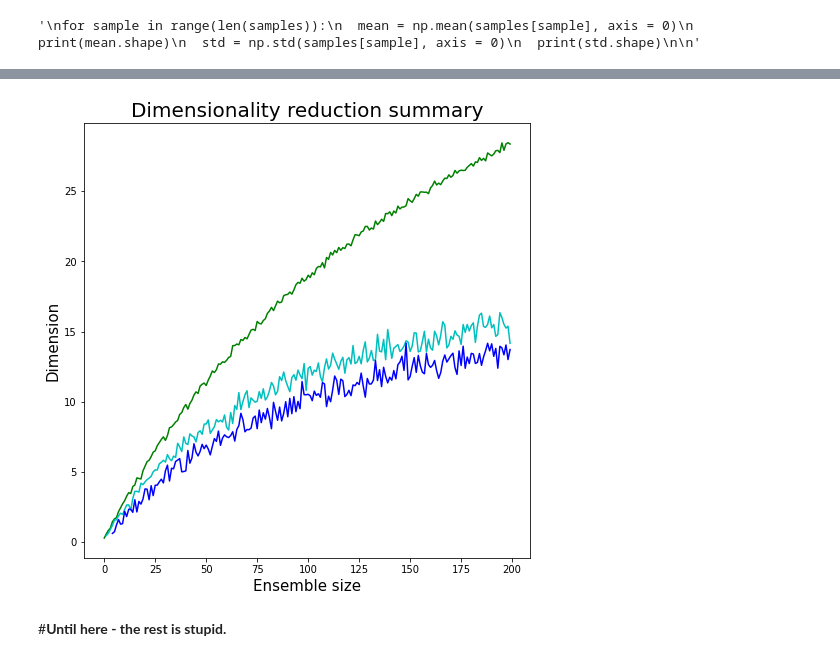
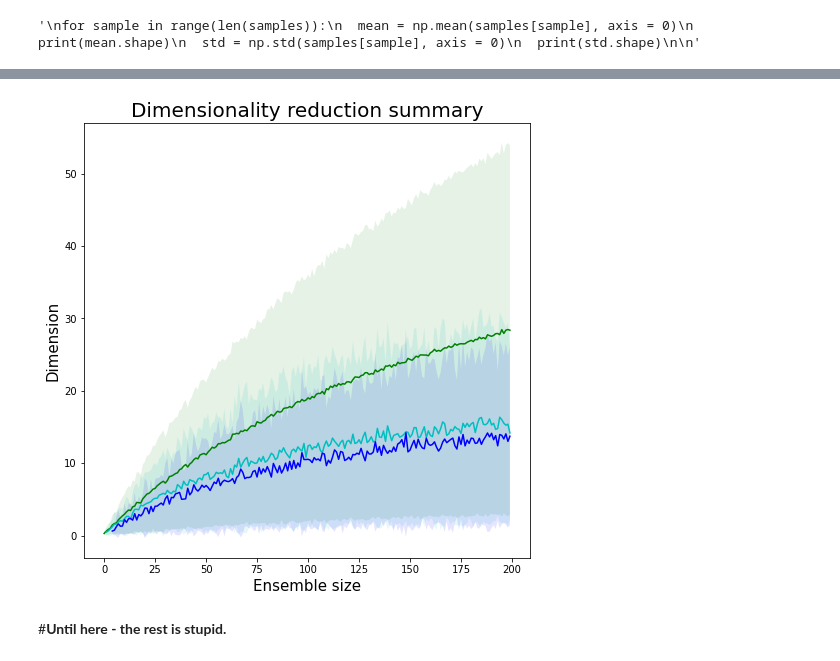
Before and after one commit to LeyloJohnny/Computational-Neuroscience, a Jupyter notebook: Dimensionality_reduction.ipynb, the cells around one changed output, grey strips where cells are left out. Drawn from its saved outputs; the diff is of its cells as text; code cells hidden in the pictures.

```diff
--- a/Dimensionality_reduction.ipynb
+++ b/Dimensionality_reduction.ipynb
@@ -653,22 +617,29 @@ Streaming output truncated to the last 5000 lines.
 # %%
+from operator import add
+from operator import sub
+
 #define figure fig with a certain size
 fig = plt.figure(figsize = (8,8))
 #define axis, two axis, index position = 1
 ax = fig.add_subplot(1,1,1)
 #set labels and title of figure
 ax.set_xlabel('Ensemble size', fontsize = 15)
 ax.set_ylabel('Dimension', fontsize = 15)
 ax.set_title('Dimensionality reduction summary', fontsize = 20)
 
 #define colors for clusters
 colors = ['g', 'c', 'b']
 
 #for tuple of target and color: (target, color)
 for model in range(len(models)):
   all_means = [x[0] for x in all[model]]
+  all_std = [x[1] for x in all[model]]
+  pos_err = list(map(add, all_means, all_std))
+  neg_err = list(map(sub, all_means, all_std))
   ax.plot(all_means, color = colors[model])
+  ax.fill_between(range(len(all_means)), pos_err, neg_err, facecolor = colors[model], alpha=0.1)
 # %% [output]
-[figure, old version]
+[figure, new version]
 # %% [markdown]
 #**Until here - the rest is stupid.**
 # %%
```
Also changed, not shown: parts of 1 cell of this notebook.
